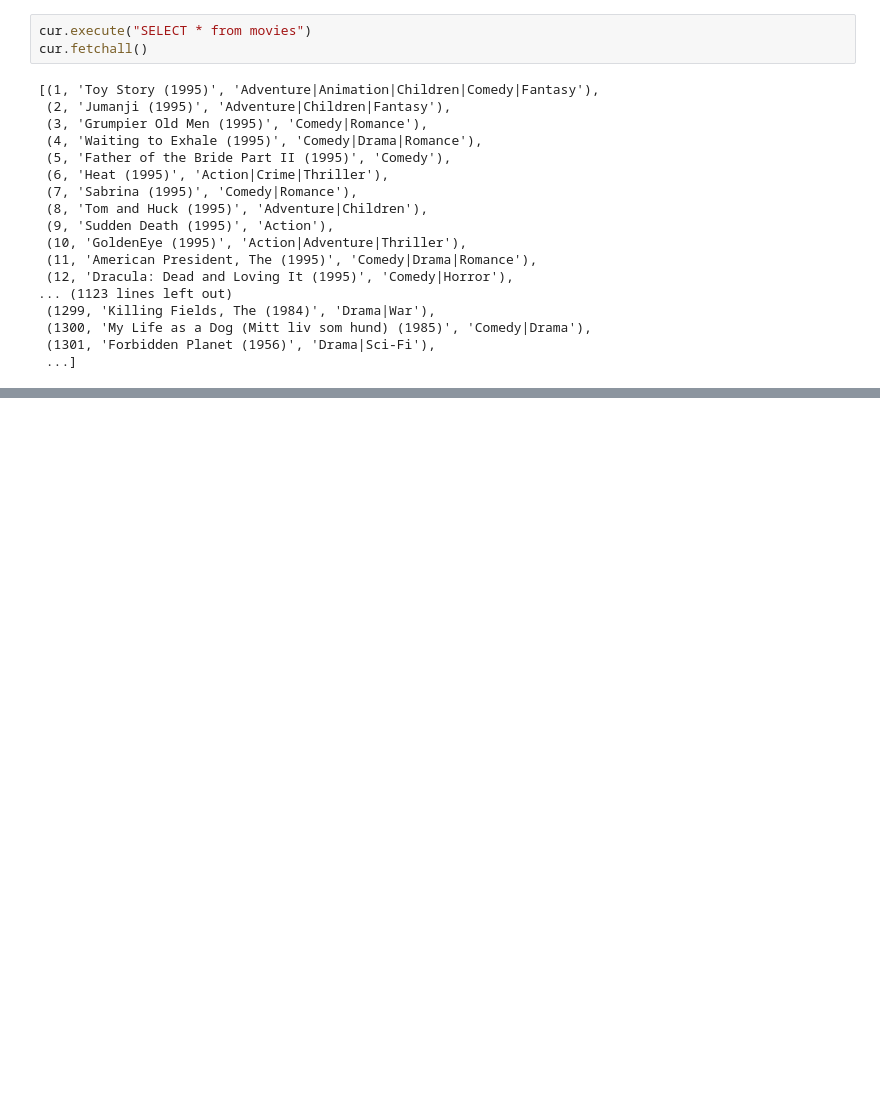
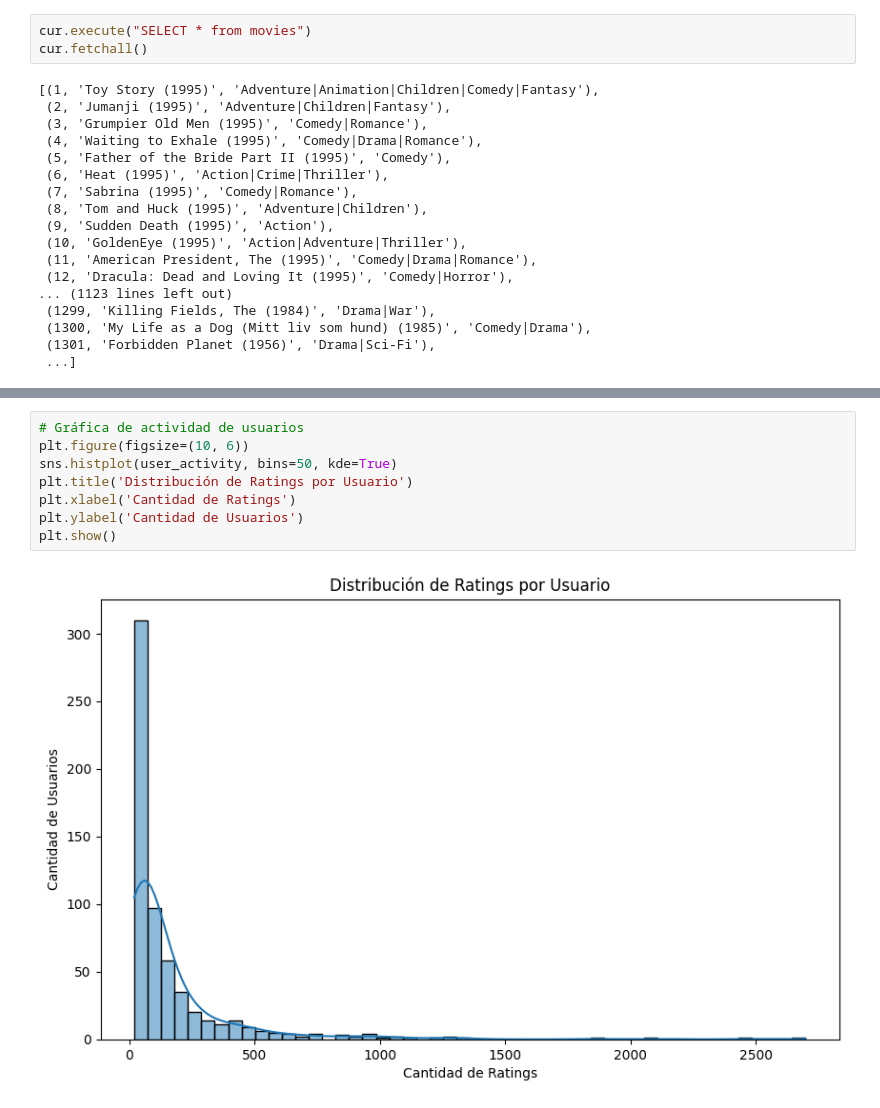
Before and after one commit to josedavidm12/sistemas_recomendacion, a Jupyter notebook: b_exploración_limpieza.ipynb, the cells around one changed output, grey strips where cells are left out. Cells and saved outputs as stored; diff of their text form; blank space fills up the shorter version.

```diff
--- a/b_exploración_limpieza.ipynb
+++ b/b_exploración_limpieza.ipynb
@@ -217,0 +350,10 @@ dtype: int64
+# %%
+# Gráfica de actividad de usuarios
+plt.figure(figsize=(10, 6))
+sns.histplot(user_activity, bins=50, kde=True)
+plt.title('Distribución de Ratings por Usuario')
+plt.xlabel('Cantidad de Ratings')
+plt.ylabel('Cantidad de Usuarios')
+plt.show()
+# %% [output]
+[figure, added]
```
Also changed, not shown: parts of 50 cells of this notebook, 2 other files.
